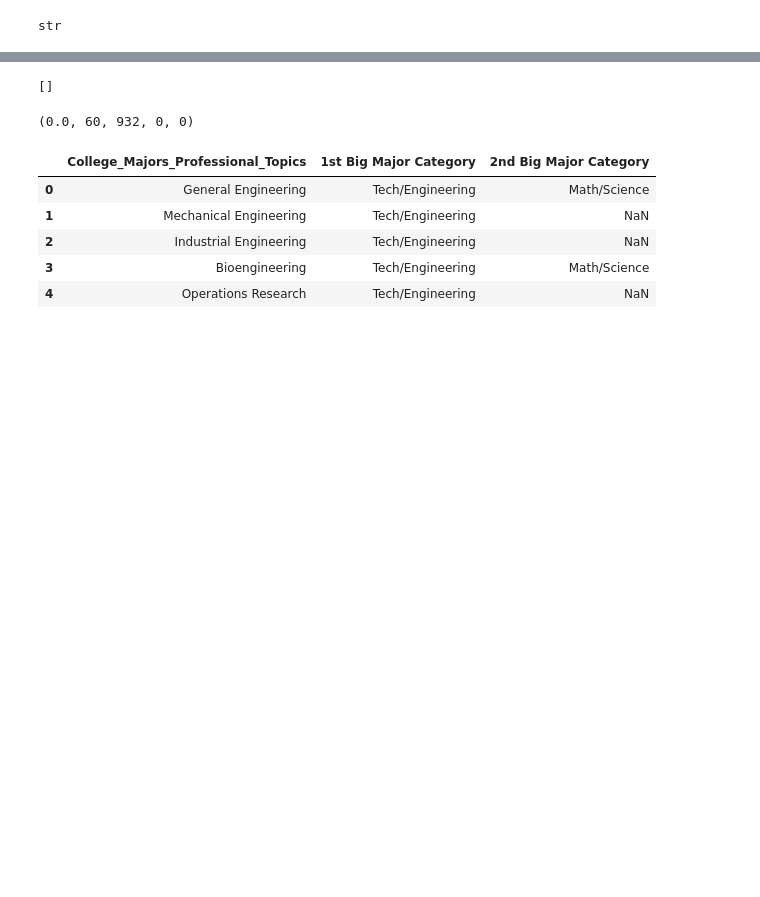
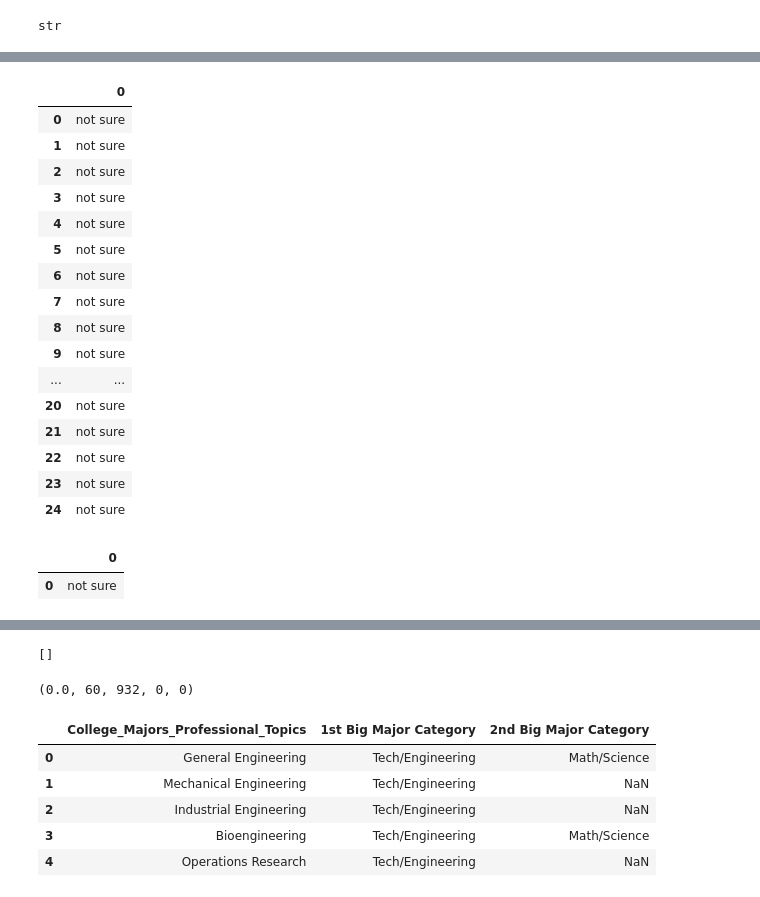
Before and after one commit to kwangilkimkenny/Story_Analysis, a Jupyter notebook: activity_analysis/major_fit.ipynb, the cells around one changed output, grey strips where cells are left out. Drawn from its saved outputs; the diff is of its cells as text; code cells hidden in the pictures; blank space fills up the shorter version.

```diff
--- a/activity_analysis/major_fit.ipynb
+++ b/activity_analysis/major_fit.ipynb
@@ -505,9 +507,12 @@ fit_list_str
 # %%
 #드디어 분석 fit analysis!!!!
 #선택한 전공 3개, 수상내역 1개를 비교하여 데이터베이스 비교 분석하여 상과 전공이 일치하는지 판단!
+fit_result = []
 for category in fit_list_str:
     if major_ctg == category:
         print ("fit")
+        fit_result.append('fit')
     else:
-        print ("not fit")
+        print ("not sure")
+        fit_result.append('not sure')
 # %% [output]
@@ -590,0 +536,27 @@ end
+# %%
+fit_result #리스트로 변환
+df_fit_re = pd.DataFrame(fit_result)
+df_fit_re
+# %% [output]
+|  | 0 |
+| 0 | not sure |
+| 1 | not sure |
+| 2 | not sure |
+| 3 | not sure |
+| 4 | not sure |
+| 5 | not sure |
+| 6 | not sure |
+| 7 | not sure |
+| 8 | not sure |
+| 9 | not sure |
+| ... | ... |
+| 20 | not sure |
+| 21 | not sure |
+| 22 | not sure |
+| 23 | not sure |
+| 24 | not sure |
+# %%
+df_fit_re.drop_duplicates() #중복값 제거!!!! 최종 결과 도출
+# %% [output]
+|  | 0 |
+| 0 | not sure |
```
Also changed, not shown: parts of 20 cells of this notebook.
